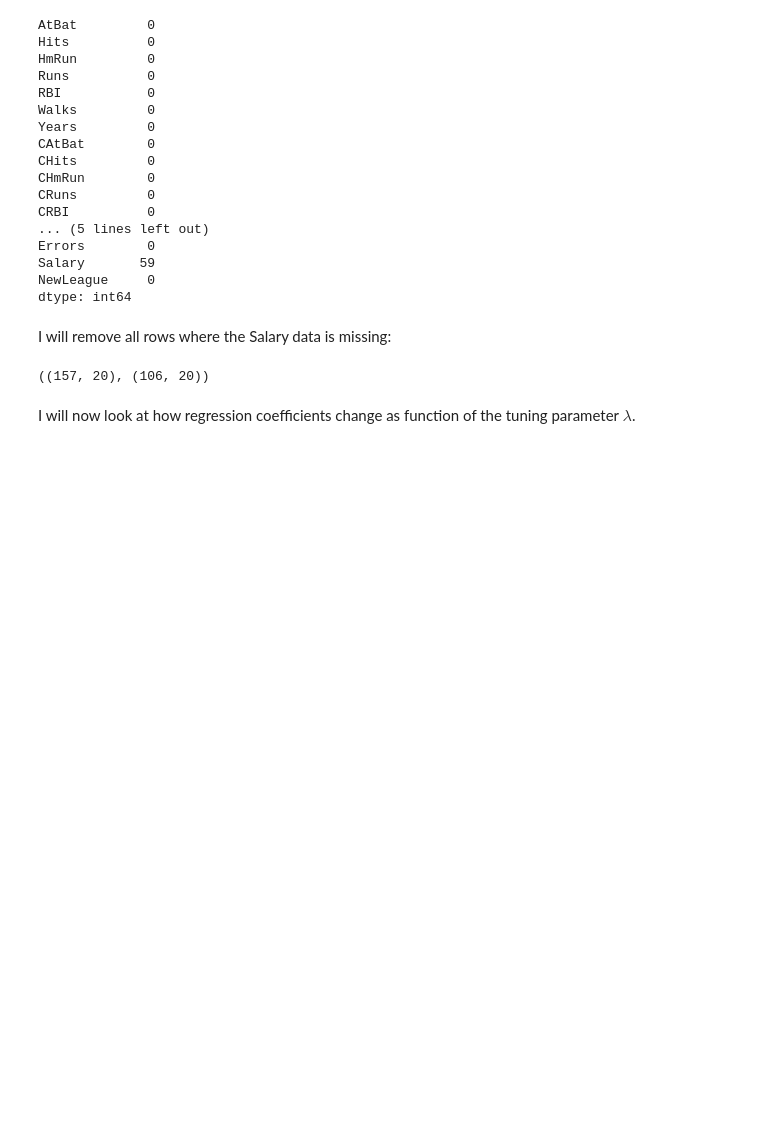
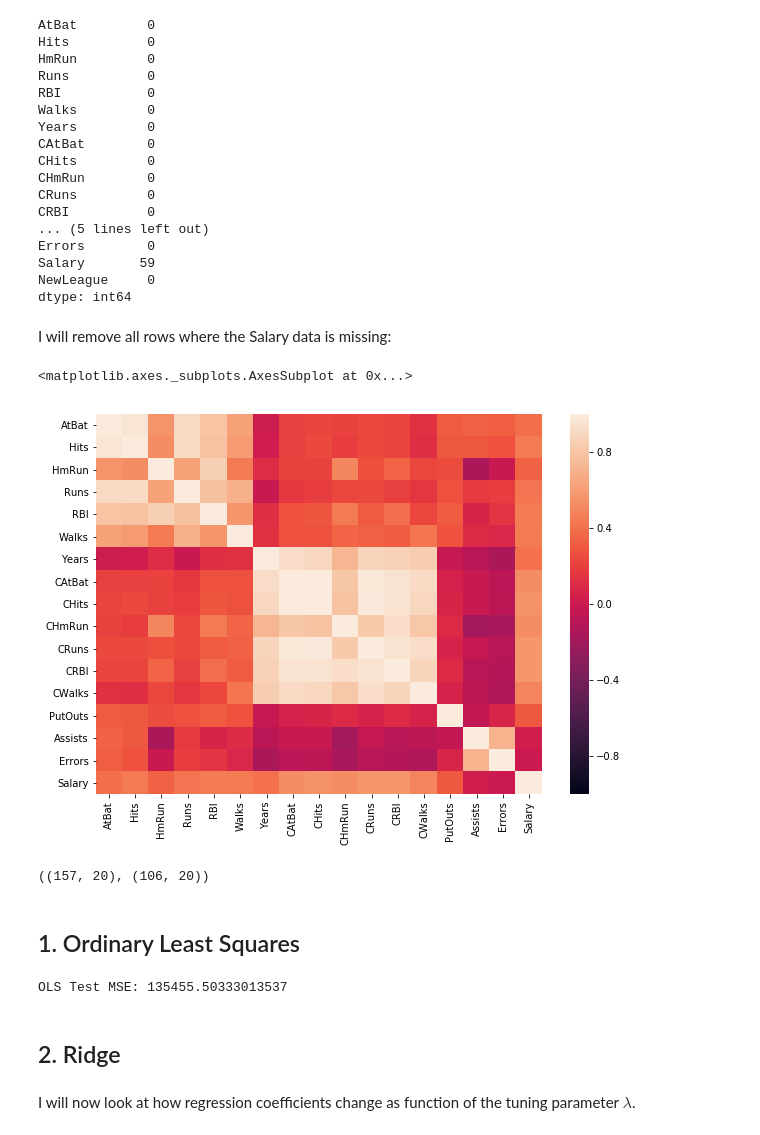
Before and after one commit to AtanasiuDemian/Introduction-to-Statistical-Learning---Python, a Jupyter notebook: Hitters.ipynb, the cells around one changed output. Saved outputs shown, nothing was run; the diff lists cells and outputs as text; code cells hidden in the pictures; blank space fills up the shorter version.

Commit message:
updated Hitters

```diff
--- a/Hitters.ipynb
+++ b/Hitters.ipynb
@@ -47 +53,7 @@ I will remove all rows where the Salary data is missing:
+# %%
+plt.figure(figsize=(10,7))
+sns.heatmap(hitters.corr(), vmin=-1, vmax=1)
+# %% [output]
+<matplotlib.axes._subplots.AxesSubplot at 0x...>
+[figure, added]
 # %%
@@ -67,5 +77,16 @@ mean, std = X_train[numerical_columns].mean(), X_train[numerical_columns].std()
 
 X_train[numerical_columns]=(X_train[numerical_columns]-mean)/std
 X_test[numerical_columns]=(X_test[numerical_columns]-mean)/std
+# %% [markdown]
+## 1. Ordinary Least Squares
+# %%
+OLS_model=LinearRegression()
+OLS_model.fit(X_train, y_train)
+OLS_test_MSE=mean_squared_error(y_test, OLS_model.predict(X_test))
+print('OLS Test MSE: {}'.format(OLS_test_MSE))
+# %% [output]
+OLS Test MSE: 135455.50333013537
+# %% [markdown]
+## 2. Ridge
 # %% [markdown]
 I will now look at how regression coefficients change as function of the tuning parameter $\lambda$.
```
Also changed, not shown: parts of 15 cells of this notebook.
